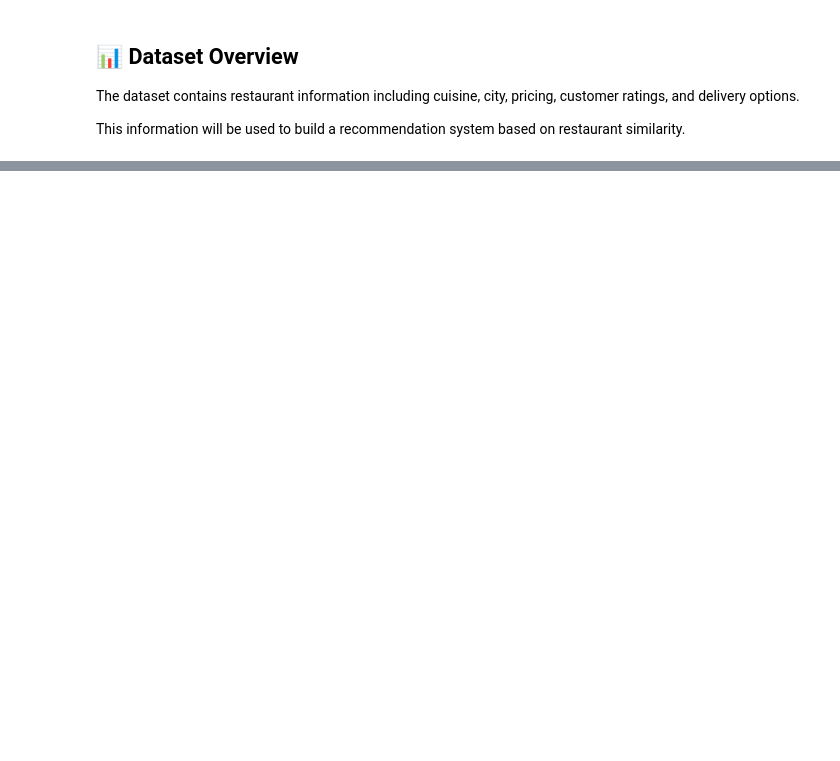
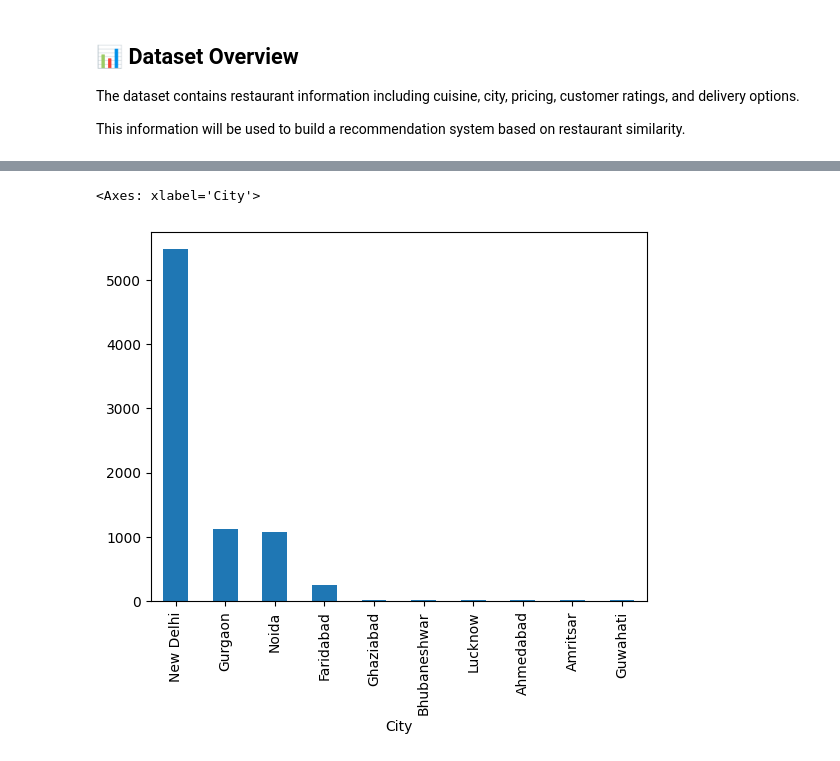
Before and after one commit to Dixa08/Cognifyz-ML-Internship, a Jupyter notebook: Task2_Restaurant_Recommendation/notebooks/restaurant_recommendation.ipynb, the cells around one changed output, grey strips where cells are left out. Saved outputs shown, nothing was run; the diff lists cells and outputs as text; code cells hidden in the pictures; blank space fills up the shorter version.

```diff
--- a/Task2_Restaurant_Recommendation/notebooks/restaurant_recommendation.ipynb
+++ b/Task2_Restaurant_Recommendation/notebooks/restaurant_recommendation.ipynb
@@ -49,0 +84,4 @@ This information will be used to build a recommendation system based on restaura
+# %%
+# Fill missing values in Cuisines
+
+df["Cuisines"] = df["Cuisines"].fillna("Unknown")
@@ -49,0 +108,4 @@ This information will be used to build a recommendation system based on restaura
+# %%
+df.drop_duplicates(inplace=True)
+
+print("Dataset Shape :", df.shape)
@@ -49,0 +334,5 @@ This information will be used to build a recommendation system based on restaura
+# %%
+df["City"].value_counts().head(10).plot(kind="bar")
+# %% [output]
+<Axes: xlabel='City'>
+[figure, added]
```
Also changed, not shown: parts of 26 cells of this notebook, 5 other files.
